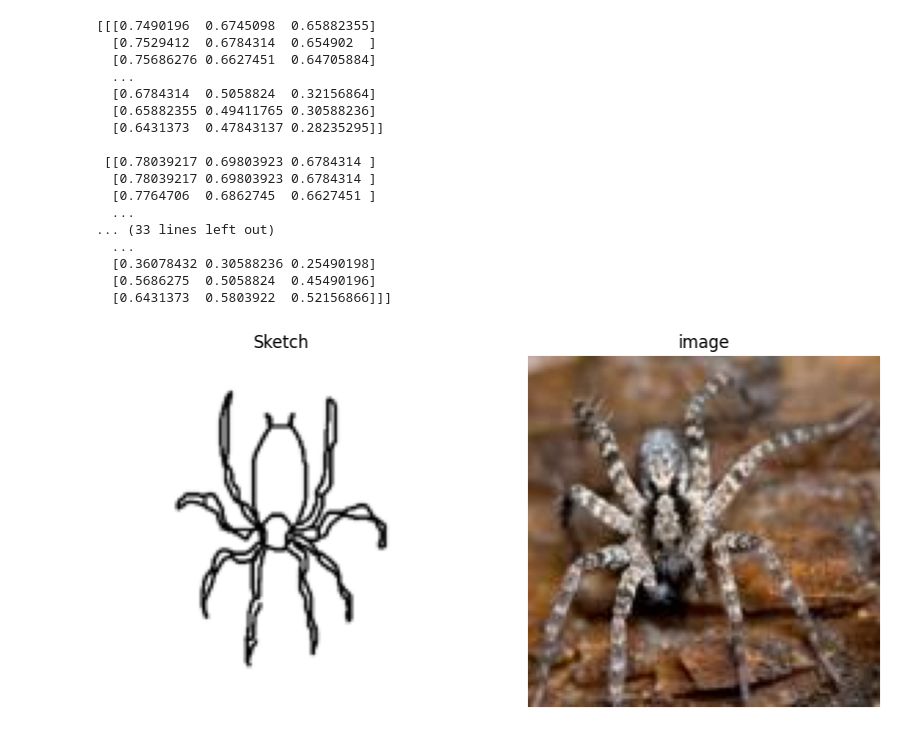
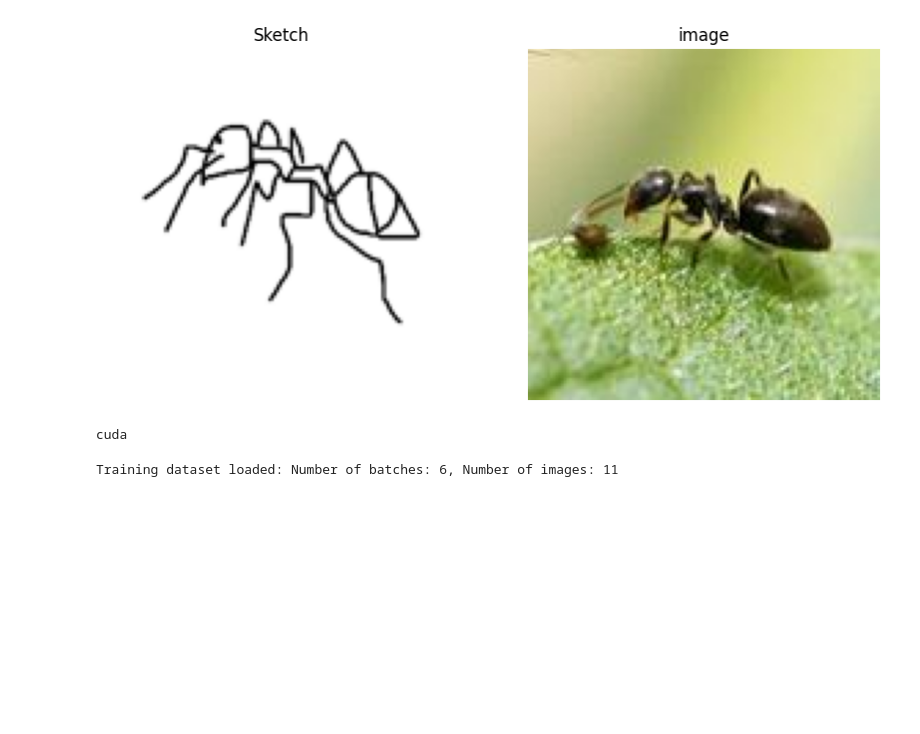
Before and after one commit to RedTorus/SketchtoImage, a Jupyter notebook: train.ipynb, the cells around one changed output. Cells and saved outputs as stored; diff of their text form; code cells hidden in the pictures; blank space fills up the shorter version.

Commit message:
Add files via upload
Fixed Training, ready for initial gpu cluster testing. Note: change number of epochs, batch size and factor parameter for the function get smaller dataset

```diff
--- a/train.ipynb
+++ b/train.ipynb
@@ -15,58 +29,52 @@ import pdb
 # %%
 
-photos_dir = '/Users/deniskaanalpay/Desktop/CMU/Term_2/18786_Intro_to_DL/SketchtoImage/rendered_256x256/256x256/photo/resized'
-sketches_dir = '/Users/deniskaanalpay/Desktop/CMU/Term_2/18786_Intro_to_DL/SketchtoImage/rendered_256x256/256x256/sketch/resized'
+#photos_dir = '/Users/deniskaanalpay/Desktop/CMU/Term_2/18786_Intro_to_DL/SketchtoImage/rendered_256x256/256x256/photo/resized'
+#sketches_dir = '/Users/deniskaanalpay/Desktop/CMU/Term_2/18786_Intro_to_DL/SketchtoImage/rendered_256x256/256x256/sketch/resized'
+
+base_dir = os.getcwd()
+photos_dir = os.path.join(base_dir, 'rendered_256x256/256x256/photo/resized/ant')
+sketches_dir = os.path.join(base_dir, 'rendered_256x256/256x256/sketch/resized/ant')
 
 transform = transforms.Compose([transforms.ToTensor()])
-SketchySet = SketchyDataset(sketches_dir, photos_dir, transform=transform)
-
-train_loader = torch.utils.data.DataLoader(SketchySet, batch_size=256)
+SketchySet = SketchyData(sketches_dir, photos_dir, transform=transform)
+#torch.utils.data.DataLoader(SketchySet, batch_size=256)
 
 
 i=random.randint(0,len(SketchySet)-1)
 sk,im = SketchySet[i]
 
 # Convert the tensors back to numpy arrays
 sk = sk.numpy()
 im = im.numpy()
 
 sk=np.array(sk).transpose((1,2,0))
 im=np.array(im).transpose((1,2,0))
-print(im)
+#print(im)
 fig, ax = plt.subplots(1,2,figsize=(10,5))
 ax[0].imshow(sk)
 ax[0].set_title('Sketch')
 ax[0].axis('off')
 
 ax[1].imshow(im)
 ax[1].set_title('image')
 ax[1].axis('off')
 
 plt.show()
 # %% [output]
-[[[0.7490196  0.6745098  0.65882355]
-  [0.7529412  0.6784314  0.654902  ]
-  [0.75686276 0.6627451  0.64705884]
-  ...
-  [0.6784314  0.5058824  0.32156864]
-  [0.65882355 0.49411765 0.30588236]
-  [0.6431373  0.47843137 0.28235295]]
-
- [[0.78039217 0.69803923 0.6784314 ]
-  [0.78039217 0.69803923 0.6784314 ]
-  [0.7764706  0.6862745  0.6627451 ]
-  ...
-... (33 lines left out)
-  ...
-  [0.36078432 0.30588236 0.25490198]
-  [0.5686275  0.5058824  0.45490196]
-  [0.6431373  0.5803922  0.52156866]]]
-[figure, old version]
+[figure, new version]
 # %%
 diffusion_steps = 1000
 architecture = "UNet"
 sampling_steps = 250
 DDIM = False
 local_rank = 0
-
+seed = 112233
 device = torch.device('cuda' if torch.cuda.is_available() else 'cpu')
+print(device)
+device = "cuda:{}".format(local_rank)
+torch.cuda.set_device(device)
+torch.manual_seed(seed + local_rank)
+np.random.seed(seed + local_rank)
+batch_size = 2
+# %% [output]
+cuda
@@ -84 +81,29 @@ optimizer = torch.optim.AdamW(model.parameters(), lr= 0.001)
+# %%
+model = unets.__dict__[architecture](
+    image_size=128,
+    in_channels=3,
+    out_channels=3).to(device)
+
+
+diffusion = GuassianDiffusion(diffusion_steps, device = device)
+
+lr = 0.001
+optimizer = torch.optim.AdamW(model.parameters(), lr= 0.001)
+ngpus = torch.cuda.device_count()
+if ngpus > 1:
+    if local_rank == 0:
+        print(f"Using distributed training on {ngpus} gpus.")
+    batch_size = batch_size // ngpus
+    torch.distributed.init_process_group(backend="nccl", init_method="env://")
+    model = DDP(model, device_ids=[local_rank], output_device=local_rank)
+
+train_set=create_smaller_dataset(get_miniset(), factor=50)
+sampler = DistributedSampler(train_set) if ngpus > 1 else None
+train_loader = DataLoader(train_set, batch_size=batch_size, sampler=sampler, num_workers=1, pin_memory=True)
+if local_rank == 0:
+    print(
+        f"Training dataset loaded: Number of batches: {len(train_loader)}, Number of images: {len(train_set)}"
+    )
+# %% [output]
+Training dataset loaded: Number of batches: 6, Number of images: 11
 # %%
```
Also changed, not shown: parts of 6 cells of this notebook.
